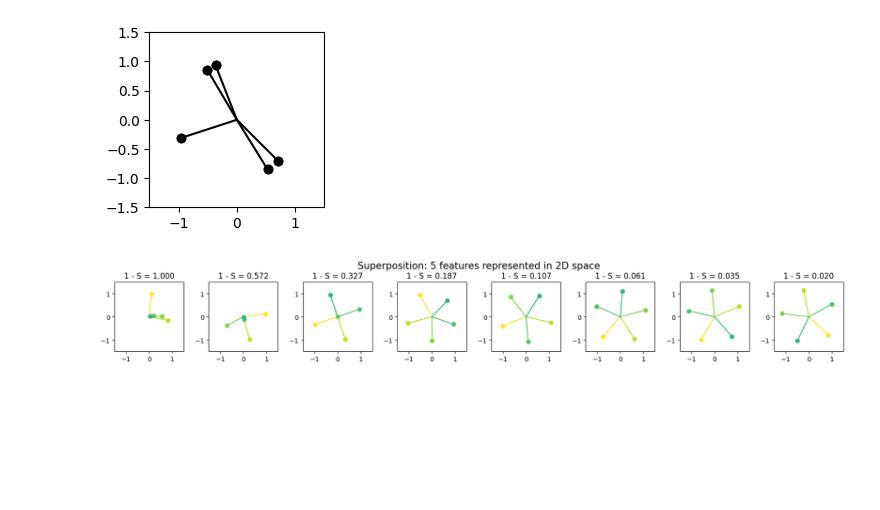
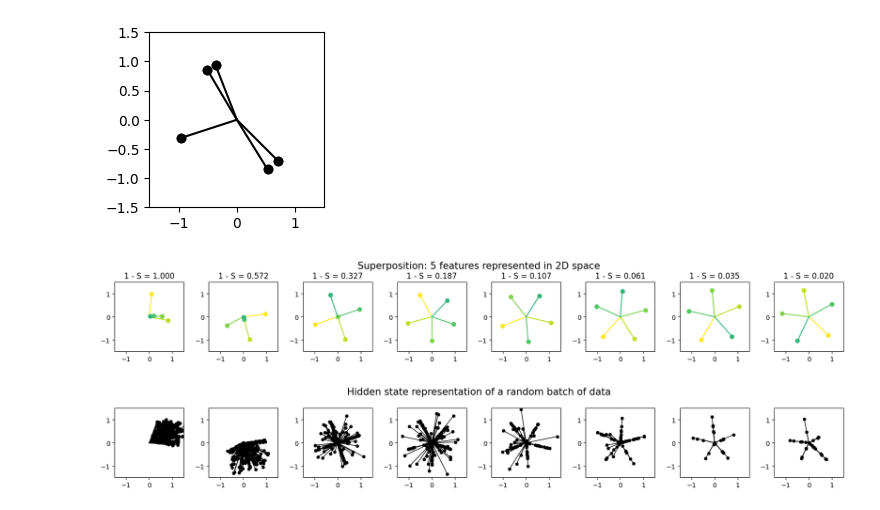
Before and after one commit to michaelyliu6/transformers, a Jupyter notebook: mechanistic_interpretability/toy_models_of_superposition.ipynb, the cells around one changed output. Cells and saved outputs as stored; diff of their text form; code cells hidden in the pictures; blank space fills up the shorter version.

```diff
--- a/mechanistic_interpretability/toy_models_of_superposition.ipynb
+++ b/mechanistic_interpretability/toy_models_of_superposition.ipynb
@@ -228,3 +228,15 @@ plot_features_in_2d(
 )
 # %% [output]
 [figure]
+# %%
+with t.inference_mode():
+    batch = model.generate_batch(200)
+    hidden = einops.einsum(
+        batch,
+        model.W,
+        "batch instances features, instances hidden features -> instances hidden batch",
+    )
+
+plot_features_in_2d(hidden, title="Hidden state representation of a random batch of data")
+# %% [output]
+[figure, added]
```
Also changed, not shown: 6 other files.
